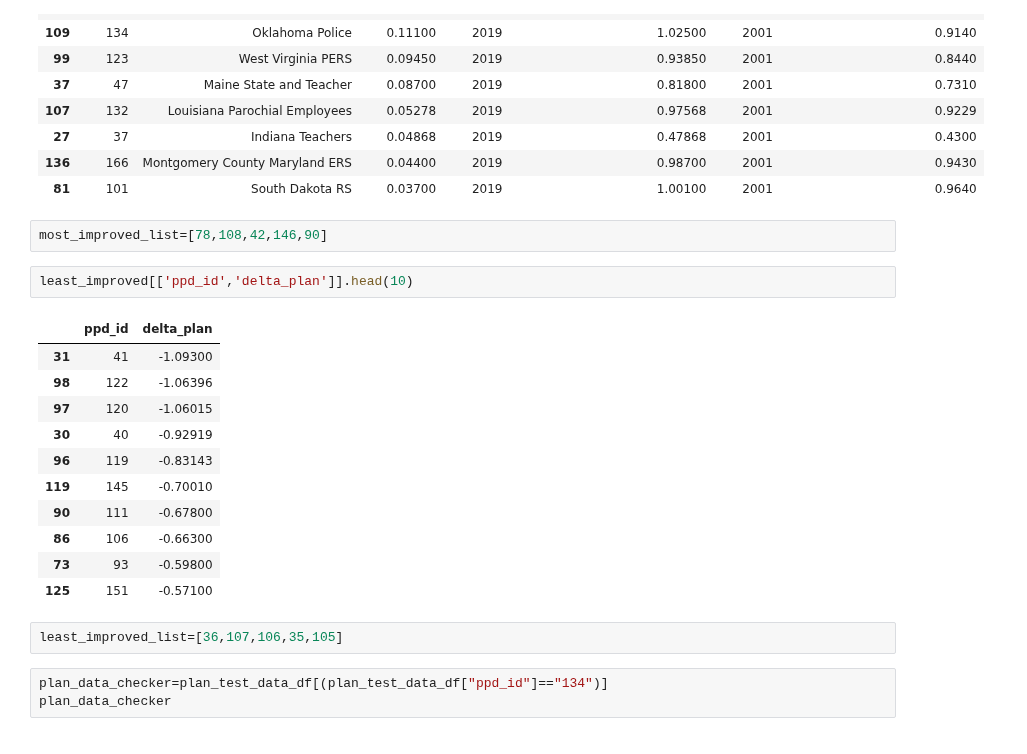
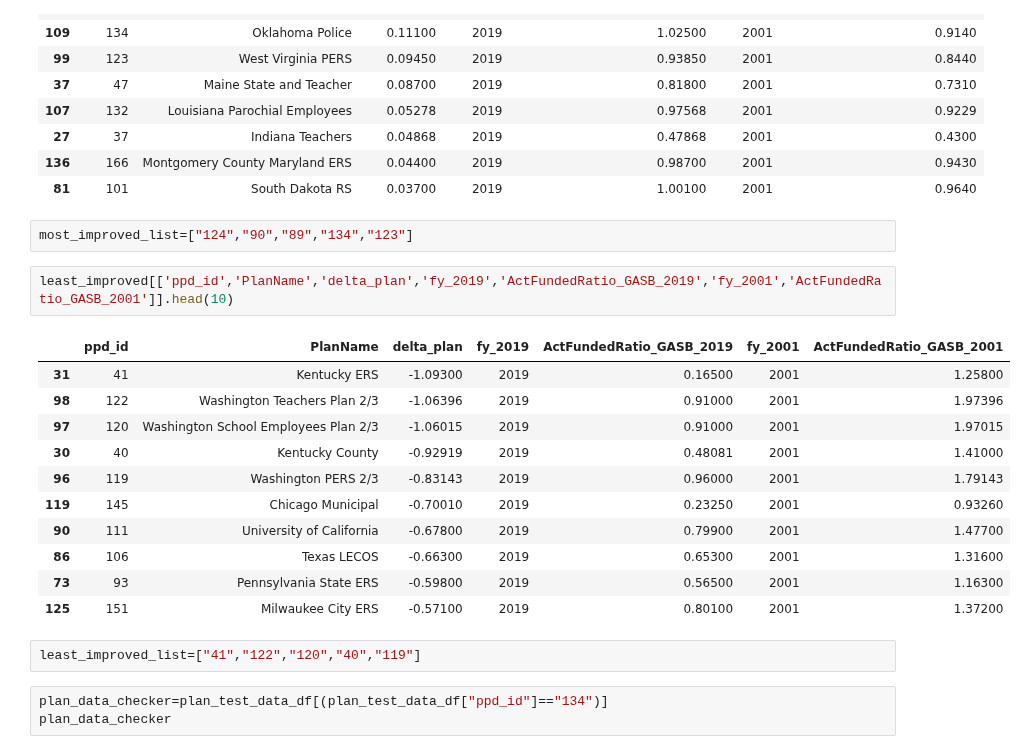
Before and after one commit to DeltaDeutsch/PPD-Group-Project, a Jupyter notebook: PPD Group Project.ipynb, the cells around one changed output. Drawn from its saved outputs; the diff is of its cells as text.

Commit message:
Updated dictionary of focus plans

```diff
--- a/PPD Group Project.ipynb
+++ b/PPD Group Project.ipynb
@@ -488,24 +488,24 @@ most_improved[['ppd_id','PlanName','delta_plan','fy_2019','ActFundedRatio_GASB_2
 | 27 | 37 | Indiana Teachers | 0.04868 | 2019 | 0.47868 | 2001 | 0.4300 |
 | 136 | 166 | Montgomery County Maryland ERS | 0.04400 | 2019 | 0.98700 | 2001 | 0.9430 |
 | 81 | 101 | South Dakota RS | 0.03700 | 2019 | 1.00100 | 2001 | 0.9640 |
-# %%
-most_improved_list=[78,108,42,146,90]
+# %%
+most_improved_list=["124","90","89","134","123"]
 # %%
-least_improved[['ppd_id','delta_plan']].head(10)
+least_improved[['ppd_id','PlanName','delta_plan','fy_2019','ActFundedRatio_GASB_2019','fy_2001','ActFundedRatio_GASB_2001']].head(10)
 # %% [output]
-|  | ppd_id | delta_plan |
-| 31 | 41 | -1.09300 |
-| 98 | 122 | -1.06396 |
-| 97 | 120 | -1.06015 |
-| 30 | 40 | -0.92919 |
-| 96 | 119 | -0.83143 |
-| 119 | 145 | -0.70010 |
-| 90 | 111 | -0.67800 |
-| 86 | 106 | -0.66300 |
-| 73 | 93 | -0.59800 |
-| 125 | 151 | -0.57100 |
+|  | ppd_id | PlanName | delta_plan | fy_2019 | ActFundedRatio_GASB_2019 | fy_2001 | ActFundedRatio_GASB_2001 |
+| 31 | 41 | Kentucky ERS | -1.09300 | 2019 | 0.16500 | 2001 | 1.25800 |
+| 98 | 122 | Washington Teachers Plan 2/3 | -1.06396 | 2019 | 0.91000 | 2001 | 1.97396 |
+| 97 | 120 | Washington School Employees Plan 2/3 | -1.06015 | 2019 | 0.91000 | 2001 | 1.97015 |
+| 30 | 40 | Kentucky County | -0.92919 | 2019 | 0.48081 | 2001 | 1.41000 |
+| 96 | 119 | Washington PERS 2/3 | -0.83143 | 2019 | 0.96000 | 2001 | 1.79143 |
+| 119 | 145 | Chicago Municipal | -0.70010 | 2019 | 0.23250 | 2001 | 0.93260 |
+| 90 | 111 | University of California | -0.67800 | 2019 | 0.79900 | 2001 | 1.47700 |
+| 86 | 106 | Texas LECOS | -0.66300 | 2019 | 0.65300 | 2001 | 1.31600 |
+| 73 | 93 | Pennsylvania State ERS | -0.59800 | 2019 | 0.56500 | 2001 | 1.16300 |
+| 125 | 151 | Milwaukee City ERS | -0.57100 | 2019 | 0.80100 | 2001 | 1.37200 |
-# %%
-least_improved_list=[36,107,106,35,105]
+# %%
+least_improved_list=["41","122","120","40","119"]
 # %%
 plan_data_checker=plan_test_data_df[(plan_test_data_df["ppd_id"]=="134")]
 plan_data_checker
```
Also changed, not shown: parts of 4 cells of this notebook, 1 other file.
